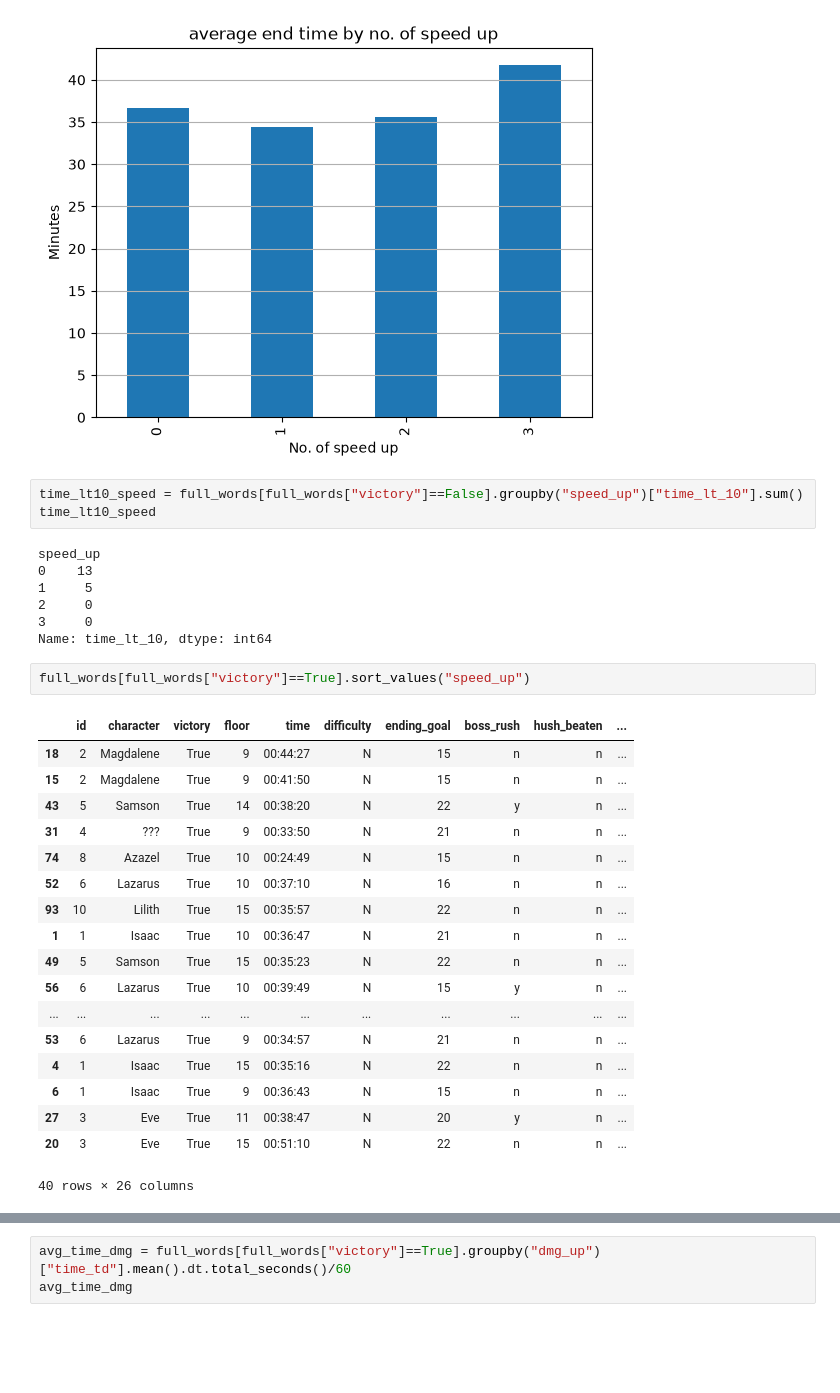
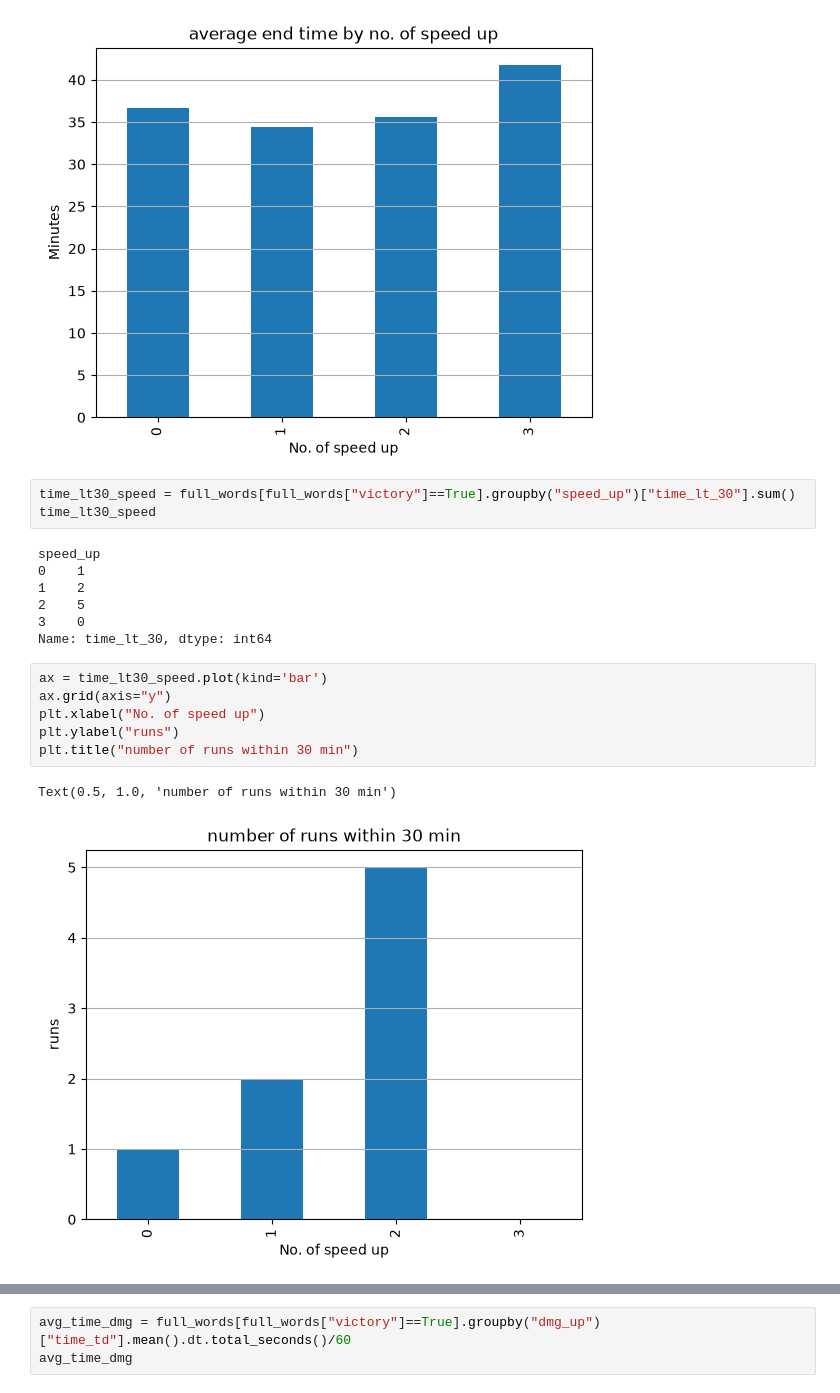
Before and after one commit to HelloThisDog/Examsproject_Megan_Loe_DE25, a Jupyter notebook: EDA.ipynb, the cells around one changed output, grey strips where cells are left out. Cells and saved outputs as stored; diff of their text form; blank space fills up the shorter version.

Commit message:
more graphs with it being less than 30 and 40 mins for both dmg and speed up

```diff
--- a/EDA.ipynb
+++ b/EDA.ipynb
@@ -508,33 +508,21 @@ plt.title("average end time by no. of speed up")
 Text(0.5, 1.0, 'average end time by no. of speed up')
 [figure]
 # %%
-time_lt10_speed = full_words[full_words["victory"]==False].groupby("speed_up")["time_lt_10"].sum()
-time_lt10_speed
+time_lt30_speed = full_words[full_words["victory"]==True].groupby("speed_up")["time_lt_30"].sum()
+time_lt30_speed
 # %% [output]
 speed_up
-0    13
-1     5
-2     0
-3     0
-Name: time_lt_10, dtype: int64
+0    1
+1    2
+2    5
+3    0
+Name: time_lt_30, dtype: int64
-# %%
-full_words[full_words["victory"]==True].sort_values("speed_up")
-# %% [output]
-|  | id | character | victory | floor | time | difficulty | ending_goal | boss_rush | hush_beaten | ... |
-| 18 | 2 | Magdalene | True | 9 | 00:44:27 | N | 15 | n | n | ... |
-| 15 | 2 | Magdalene | True | 9 | 00:41:50 | N | 15 | n | n | ... |
-| 43 | 5 | Samson | True | 14 | 00:38:20 | N | 22 | y | n | ... |
-| 31 | 4 | ??? | True | 9 | 00:33:50 | N | 21 | n | n | ... |
-| 74 | 8 | Azazel | True | 10 | 00:24:49 | N | 15 | n | n | ... |
-| 52 | 6 | Lazarus | True | 10 | 00:37:10 | N | 16 | n | n | ... |
-| 93 | 10 | Lilith | True | 15 | 00:35:57 | N | 22 | n | n | ... |
-| 1 | 1 | Isaac | True | 10 | 00:36:47 | N | 21 | n | n | ... |
-| 49 | 5 | Samson | True | 15 | 00:35:23 | N | 22 | n | n | ... |
-| 56 | 6 | Lazarus | True | 10 | 00:39:49 | N | 15 | y | n | ... |
-| ... | ... | ... | ... | ... | ... | ... | ... | ... | ... | ... |
-| 53 | 6 | Lazarus | True | 9 | 00:34:57 | N | 21 | n | n | ... |
-| 4 | 1 | Isaac | True | 15 | 00:35:16 | N | 22 | n | n | ... |
-| 6 | 1 | Isaac | True | 9 | 00:36:43 | N | 15 | n | n | ... |
-| 27 | 3 | Eve | True | 11 | 00:38:47 | N | 20 | y | n | ... |
-| 20 | 3 | Eve | True | 15 | 00:51:10 | N | 22 | n | n | ... |
-40 rows × 26 columns
+# %%
+ax = time_lt30_speed.plot(kind='bar')
+ax.grid(axis="y")
+plt.xlabel("No. of speed up")
+plt.ylabel("runs")
+plt.title("number of runs within 30 min")
+# %% [output]
+Text(0.5, 1.0, 'number of runs within 30 min')
+[figure, added]
```
Also changed, not shown: parts of 6 cells of this notebook.
